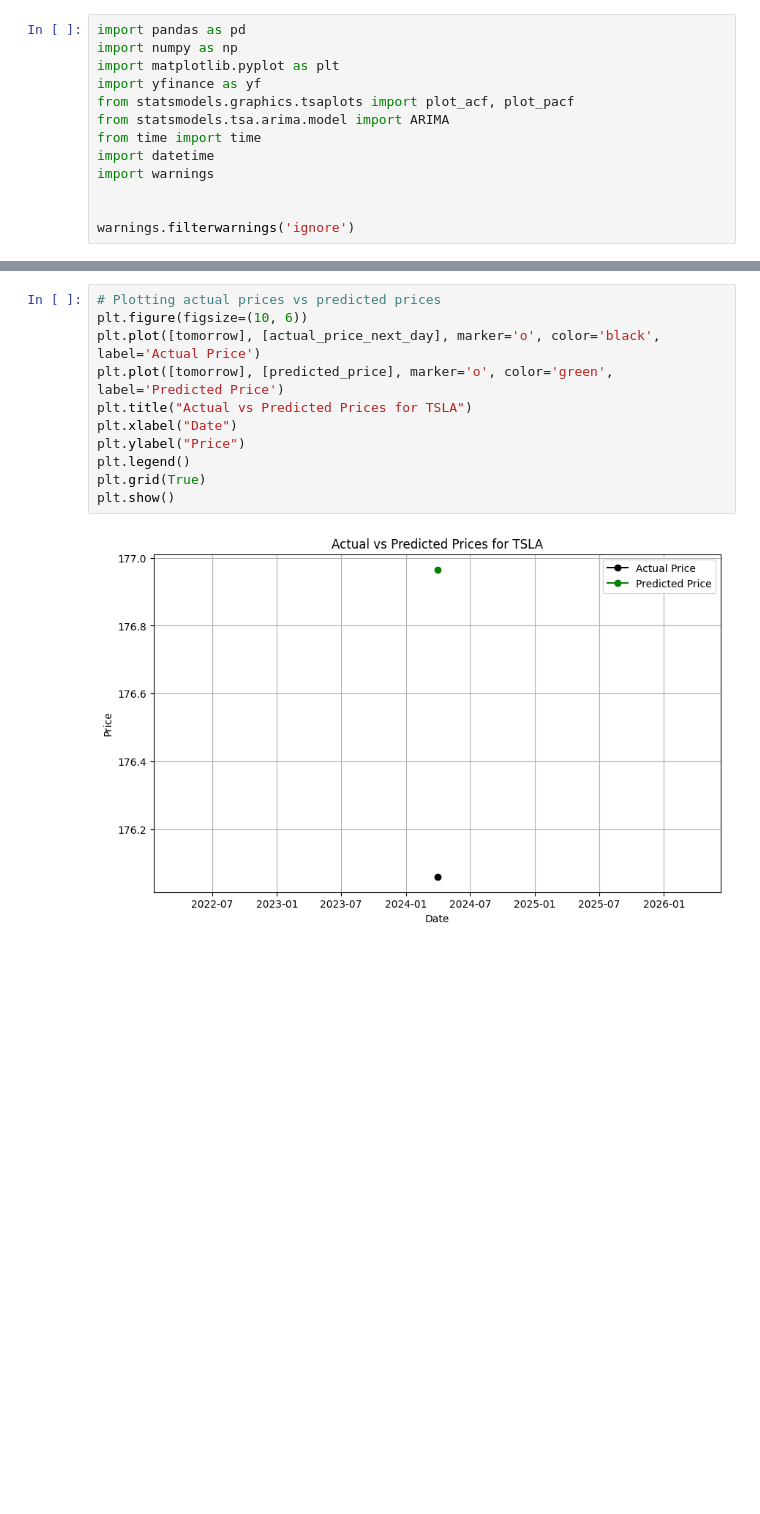
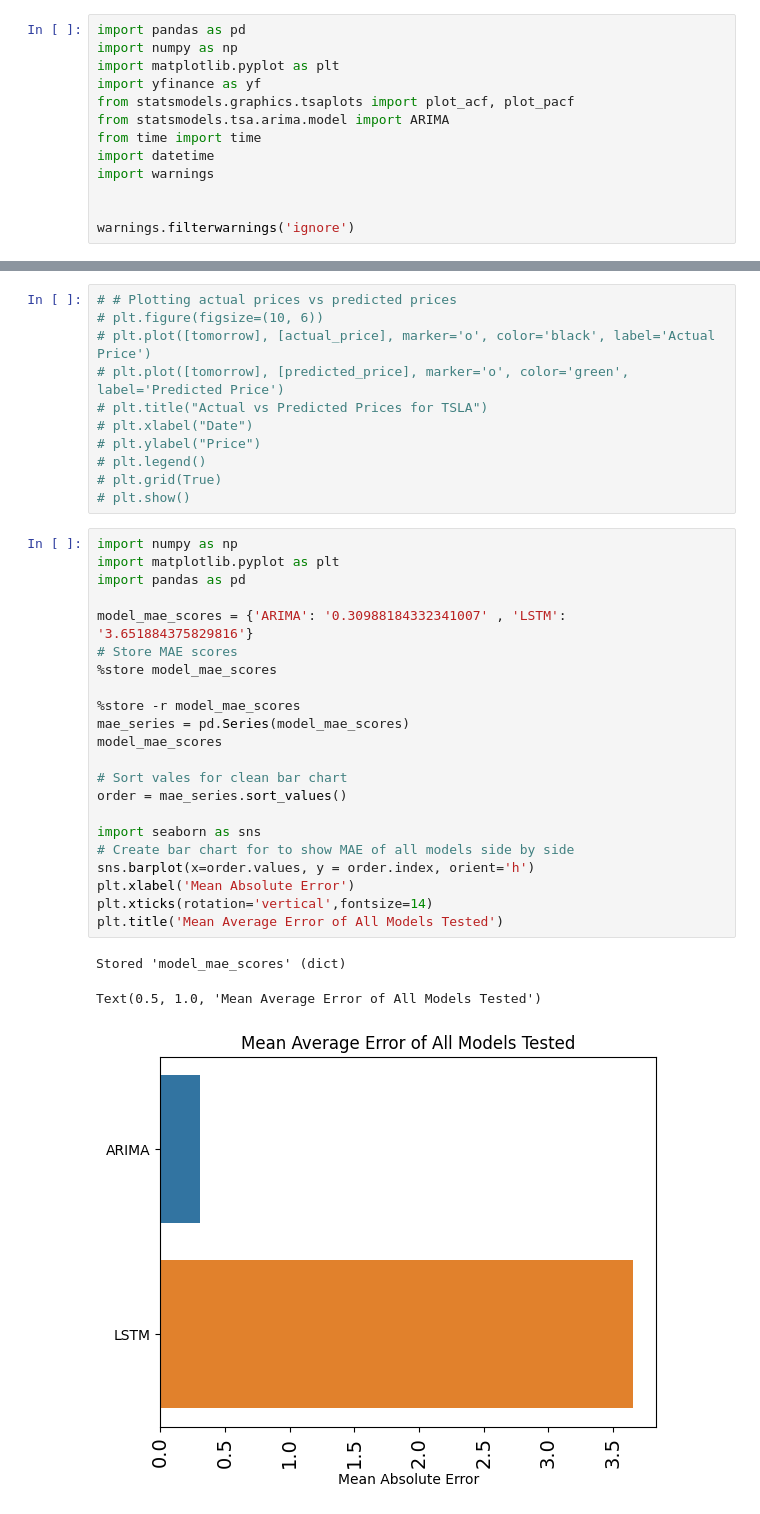
Before and after one commit to saiban99/Stock_Lstm_Arima, a Jupyter notebook: Model/Stock_Arima_Model.ipynb, the cells around one changed output, grey strips where cells are left out. Drawn from its saved outputs; the diff is of its cells as text; blank space fills up the shorter version.

```diff
--- a/Model/Stock_Arima_Model.ipynb
+++ b/Model/Stock_Arima_Model.ipynb
@@ -147,13 +196,37 @@ Mean Absolute Error (MAE): 0.905348214141128
 # %%
-# Plotting actual prices vs predicted prices
-plt.figure(figsize=(10, 6))
-plt.plot([tomorrow], [actual_price_next_day], marker='o', color='black', label='Actual Price')
-plt.plot([tomorrow], [predicted_price], marker='o', color='green', label='Predicted Price')
-plt.title("Actual vs Predicted Prices for TSLA")
-plt.xlabel("Date")
-plt.ylabel("Price")
-plt.legend()
-plt.grid(True)
-plt.show()
+# # Plotting actual prices vs predicted prices
+# plt.figure(figsize=(10, 6))
+# plt.plot([tomorrow], [actual_price], marker='o', color='black', label='Actual Price')
+# plt.plot([tomorrow], [predicted_price], marker='o', color='green', label='Predicted Price')
+# plt.title("Actual vs Predicted Prices for TSLA")
+# plt.xlabel("Date")
+# plt.ylabel("Price")
+# plt.legend()
+# plt.grid(True)
+# plt.show()
-# %% [output]
-[figure, removed]
+# %%
+import numpy as np
+import matplotlib.pyplot as plt
+import pandas as pd
+
+model_mae_scores = {'ARIMA': '0.30988184332341007' , 'LSTM': '3.651884375829816'}
+# Store MAE scores
+%store model_mae_scores
+
+%store -r model_mae_scores
+mae_series = pd.Series(model_mae_scores)
+model_mae_scores
+
+# Sort vales for clean bar chart
+order = mae_series.sort_values()
+
+import seaborn as sns
+# Create bar chart for to show MAE of all models side by side
+sns.barplot(x=order.values, y = order.index, orient='h')
+plt.xlabel('Mean Absolute Error')
+plt.xticks(rotation='vertical',fontsize=14)
+plt.title('Mean Average Error of All Models Tested')
+# %% [output]
+Stored 'model_mae_scores' (dict)
+Text(0.5, 1.0, 'Mean Average Error of All Models Tested')
+[figure, added]
```
Also changed, not shown: parts of 13 cells of this notebook, 4 other files.
